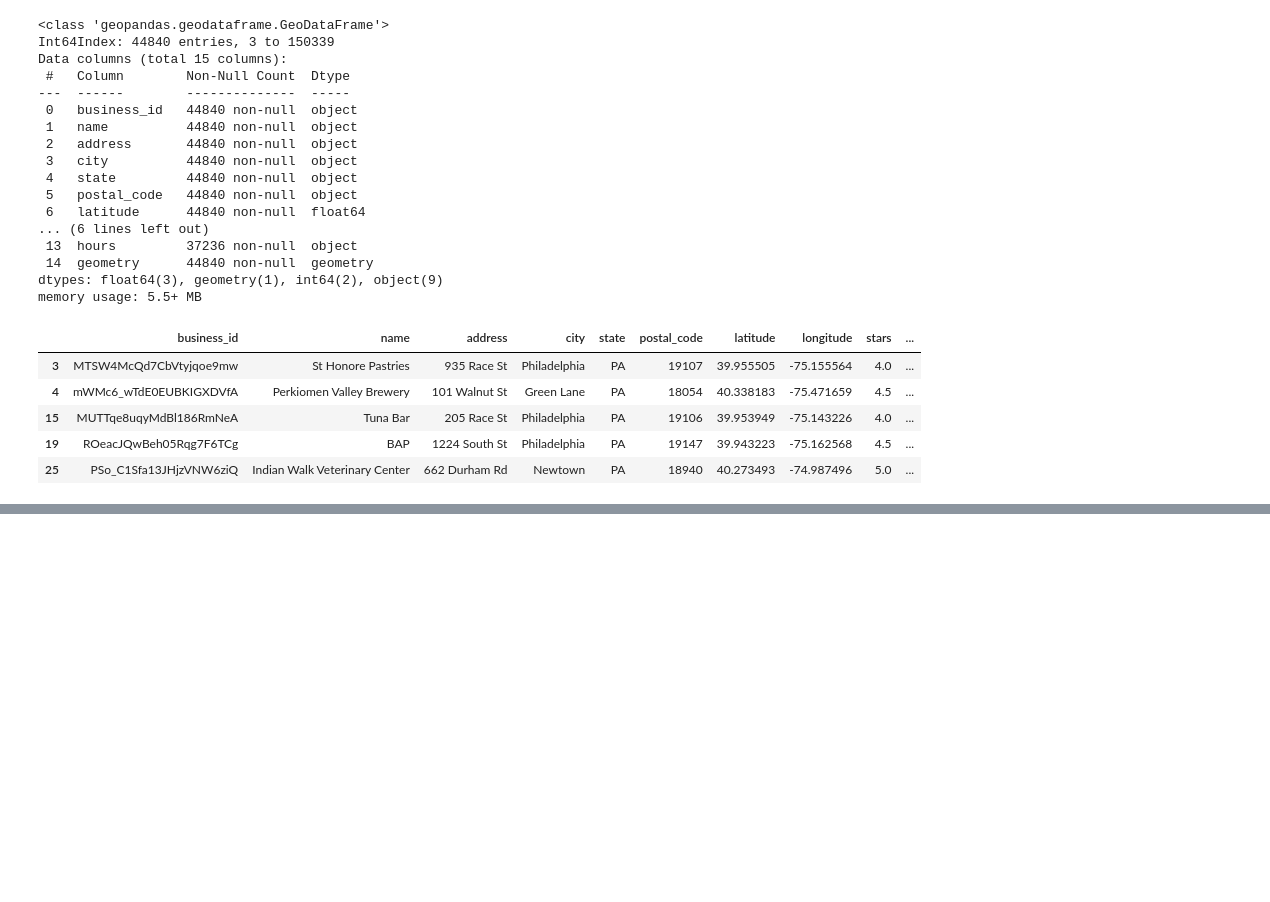
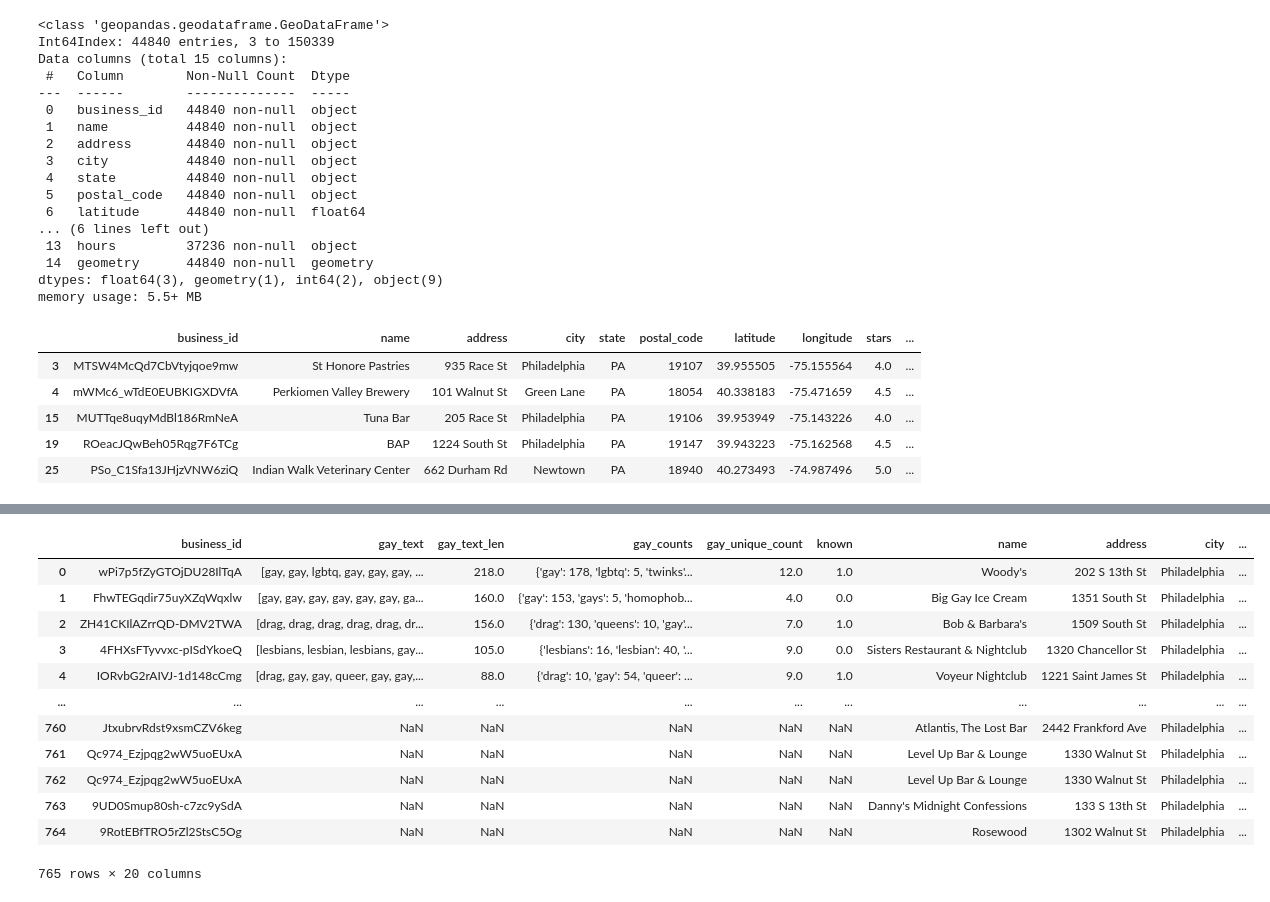
Before and after one commit to laharps/informal-queer-spaces, a Jupyter notebook: new-gay-biz_mc.ipynb, the cells around one changed output, grey strips where cells are left out. Saved outputs shown, nothing was run; the diff lists cells and outputs as text; code cells hidden in the pictures; blank space fills up the shorter version.

```diff
--- a/new-gay-biz_mc.ipynb
+++ b/new-gay-biz_mc.ipynb
@@ -105 +124,17 @@ joinedDf.head(100)
 100 rows × 20 columns
+# %%
+joinedDf.replace(r'^\s*$', np.nan, regex=True)
+# %% [output]
+|  | business_id | gay_text | gay_text_len | gay_counts | gay_unique_count | known | name | address | city | ... |
+| 0 | wPi7p5fZyGTOjDU28IlTqA | [gay, gay, lgbtq, gay, gay, gay, ... | 218.0 | {'gay': 178, 'lgbtq': 5, 'twinks'... | 12.0 | 1.0 | Woody's | 202 S 13th St | Philadelphia | ... |
+| 1 | FhwTEGqdir75uyXZqWqxlw | [gay, gay, gay, gay, gay, gay, ga... | 160.0 | {'gay': 153, 'gays': 5, 'homophob... | 4.0 | 0.0 | Big Gay Ice Cream | 1351 South St | Philadelphia | ... |
+| 2 | ZH41CKIlAZrrQD-DMV2TWA | [drag, drag, drag, drag, drag, dr... | 156.0 | {'drag': 130, 'queens': 10, 'gay'... | 7.0 | 1.0 | Bob & Barbara's | 1509 South St | Philadelphia | ... |
+| 3 | 4FHXsFTyvvxc-pISdYkoeQ | [lesbians, lesbian, lesbians, gay... | 105.0 | {'lesbians': 16, 'lesbian': 40, '... | 9.0 | 0.0 | Sisters Restaurant & Nightclub | 1320 Chancellor St | Philadelphia | ... |
+| 4 | IORvbG2rAIVJ-1d148cCmg | [drag, gay, gay, queer, gay, gay,... | 88.0 | {'drag': 10, 'gay': 54, 'queer': ... | 9.0 | 1.0 | Voyeur Nightclub | 1221 Saint James St | Philadelphia | ... |
+| ... | ... | ... | ... | ... | ... | ... | ... | ... | ... | ... |
+| 760 | JtxubrvRdst9xsmCZV6keg | NaN | NaN | NaN | NaN | NaN | Atlantis, The Lost Bar | 2442 Frankford Ave | Philadelphia | ... |
+| 761 | Qc974_Ezjpqg2wW5uoEUxA | NaN | NaN | NaN | NaN | NaN | Level Up Bar & Lounge | 1330 Walnut St | Philadelphia | ... |
+| 762 | Qc974_Ezjpqg2wW5uoEUxA | NaN | NaN | NaN | NaN | NaN | Level Up Bar & Lounge | 1330 Walnut St | Philadelphia | ... |
+| 763 | 9UD0Smup80sh-c7zc9ySdA | NaN | NaN | NaN | NaN | NaN | Danny's Midnight Confessions | 133 S 13th St | Philadelphia | ... |
+| 764 | 9RotEBfTRO5rZl2StsC5Og | NaN | NaN | NaN | NaN | NaN | Rosewood | 1302 Walnut St | Philadelphia | ... |
+765 rows × 20 columns
```
Also changed, not shown: parts of 24 cells of this notebook, 1 other file.
